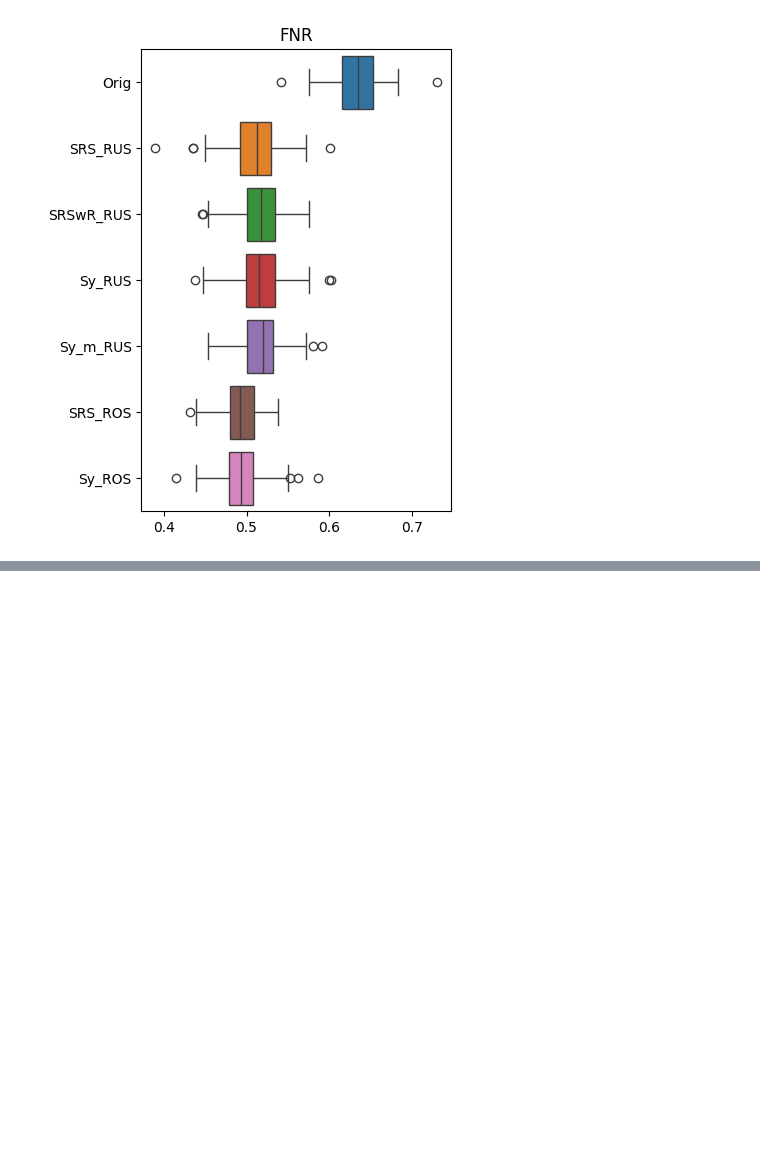
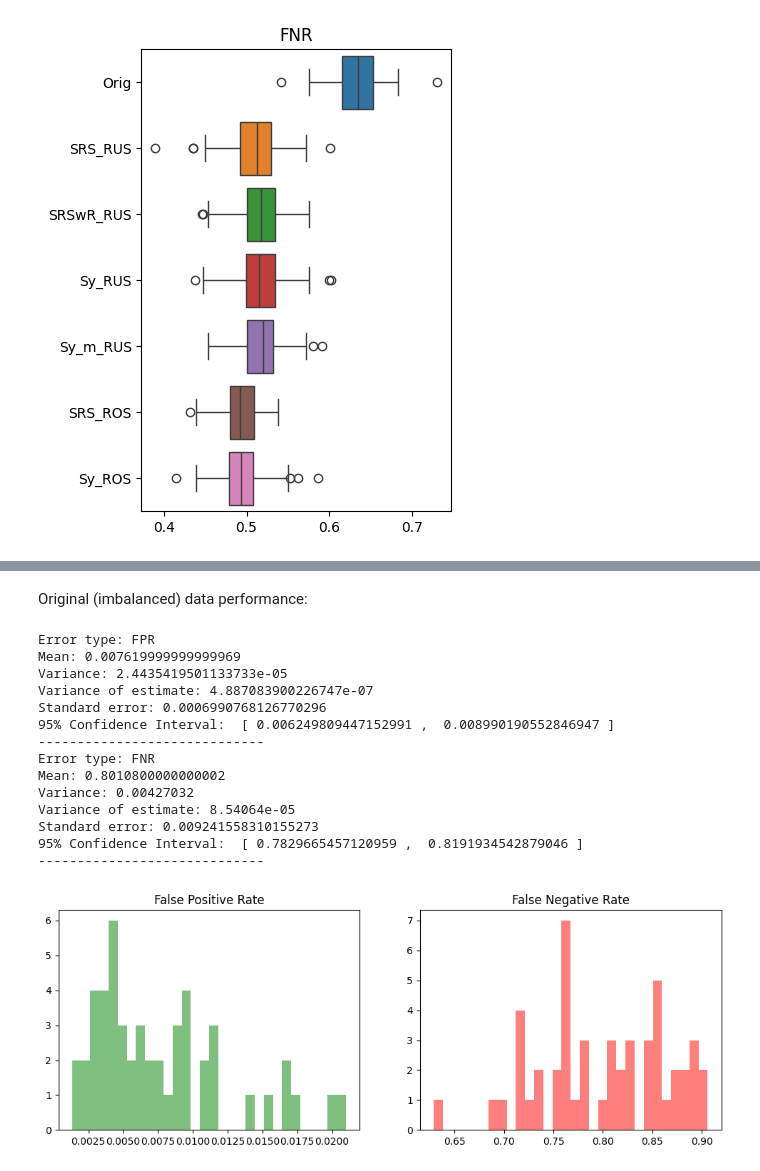
Before and after one commit to AndreiAf02/Resolving_Data_Imbalance, a Jupyter notebook: DNN/ML_Performance_Analysis.ipynb, the cells around one changed output, grey strips where cells are left out. Saved outputs shown, nothing was run; the diff lists cells and outputs as text; code cells hidden in the pictures; blank space fills up the shorter version.

```diff
--- a/DNN/ML_Performance_Analysis.ipynb
+++ b/DNN/ML_Performance_Analysis.ipynb
@@ -1832,0 +1833,12 @@ sns.boxplot([dataset['Orig'], dataset['SRS_RUS'], dataset['SRSwR_RUS'],
+# %%
+path_to_data = 'https://raw.githubusercontent.com/AndreiAf02/Resolving_Data_Imbalance/main/DNN/CIFAR10/'
+# %%
+data_orig = pd.read_csv(path_to_data+ "CIFAR_ML_Imbalanced.csv", sep=",", header=0)
+data_SRS = pd.read_csv(path_to_data+ "CIFAR_ML_SRS_RUS.csv", sep=",", header=0)
+data_SRSwR = pd.read_csv(path_to_data+ "CIFAR_ML_SRSwR_RUS.csv", sep=",", header=0)
+data_Sy = pd.read_csv(path_to_data+ "CIFAR_ML_Sy_RUS.csv", sep=",", header=0)
+data_Sym = pd.read_csv(path_to_data+ "CIFAR_ML_Sy2_RUS.csv", sep=",", header=0)
+data_SRS_ROS = pd.read_csv(path_to_data+ "CIFAR_ML_SRS_ROS2.csv", sep=",", header=0)
+data_Sy_ROS = pd.read_csv(path_to_data+ "CIFAR_ML_Sy_ROS2_20.csv", sep=",", header=0)
+
+data_Sy_ROS
@@ -1832,0 +1859,36 @@ sns.boxplot([dataset['Orig'], dataset['SRS_RUS'], dataset['SRSwR_RUS'],
+# %% [markdown]
+Original (imbalanced) data performance:
+# %%
+data = data_orig
+
+orig_FPR = data['FPR']
+orig_FNR = data['FNR']
+
+fig = plt.figure(figsize=(12, 4))
+plt.subplot(1, 2, 1)
+plt.hist(data['FPR'], color='g', bins=30, label='FPR', alpha=0.5)
+plt.title('False Positive Rate')
+
+plt.subplot(1, 2, 2)
+plt.hist(data['FNR'], color='r', bins=30, label='FNR', alpha=0.5)
+plt.title('False Negative Rate')
+# plt.show()
+
+perf_metrics(data, 'FPR')
+perf_metrics(data, 'FNR')
+# %% [output]
+Error type: FPR
+Mean: 0.007619999999999969
+Variance: 2.4435419501133733e-05
+Variance of estimate: 4.887083900226747e-07
+Standard error: 0.0006990768126770296
+95% Confidence Interval:  [ 0.006249809447152991 ,  0.008990190552846947 ]
+-----------------------------
+Error type: FNR
+Mean: 0.8010800000000002
+Variance: 0.00427032
+Variance of estimate: 8.54064e-05
+Standard error: 0.009241558310155273
+95% Confidence Interval:  [ 0.7829665457120959 ,  0.8191934542879046 ]
+-----------------------------
+[figure, added]
```
Also changed, not shown: parts of 20 cells of this notebook.
